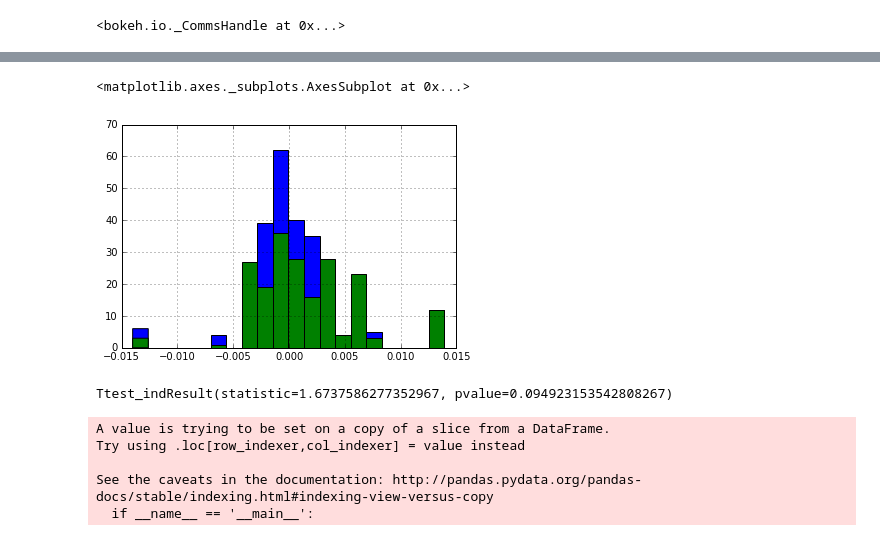
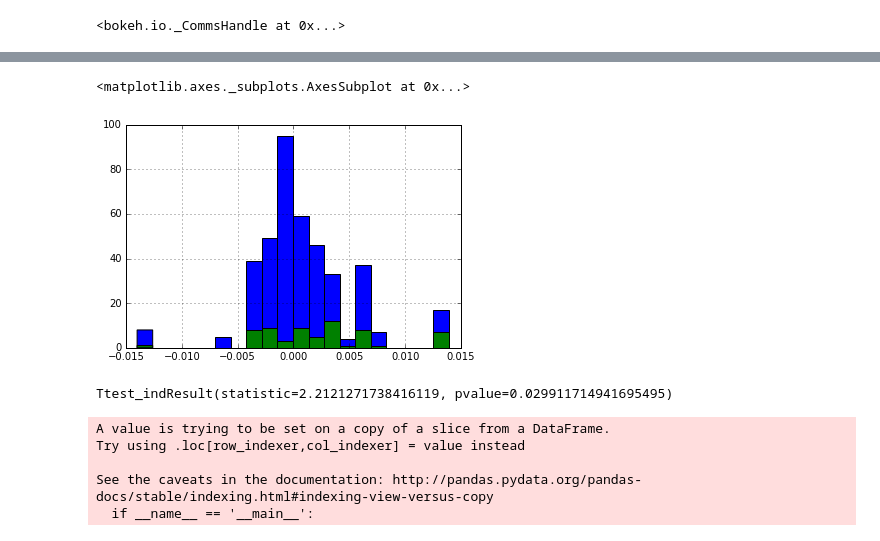
Before and after one commit to rykard95/wh_stocks, a Jupyter notebook: Final Notebook.ipynb, the cells around one changed output, grey strips where cells are left out. Cells and saved outputs as stored; diff of their text form; code cells hidden in the pictures.

Commit message:
Changed topic modeling

```diff
--- a/Final Notebook.ipynb
+++ b/Final Notebook.ipynb
@@ -156,11 +156,9 @@ topic_df = pd.DataFrame(X.todense(), columns=topicVect.get_feature_names())
 new_df = pd.concat([df_w_topics, topic_df], axis=1)
 # %%
 new_df['topic'] = np.argmax(new_df[[0,1,2,3]].as_matrix(), axis=1)
-# %%
-new_df = new_df.iloc[:,4:]
-new_df['topic_label'] = new_df['topic'].apply(lambda label: 1 if label == 1 else 0)
 # %%
-clean_df = new_df[['Date', 'Title', 'Body', 'Mean Proportion'] + topicVect.get_feature_names() + ['topic_label']]
+new_df = new_df.iloc[:,4:]
+clean_df = new_df[['Date', 'Title', 'Body', 'Mean Proportion'] + topicVect.get_feature_names() + ['topic']]
 clean_df
 # %% [output]
 |  | Date | Title | Body | Mean Proportion | act | action | actions | administration | agencies | ... |
@@ -225,20 +237,20 @@ rf.score(X_test, y_test)
 # %%
 %matplotlib inline
 import matplotlib.pyplot as plt
 from scipy.stats import ttest_ind
 
 plt.figure()
-t1_mp = clean_df[clean_df['topic_label'] == 1]['Mean Proportion']
-t0_mp = clean_df[clean_df['topic_label'] == 0]['Mean Proportion']
+t0_mp = clean_df[clean_df['topic'] == 0]['Mean Proportion']
+t1_mp = clean_df[clean_df['topic'] > 0]['Mean Proportion']
 t1_mp.hist(bins=20)
 t0_mp.hist(bins=20)
 # %% [output]
 <matplotlib.axes._subplots.AxesSubplot at 0x...>
-[figure, old version]
+[figure, new version]
 # %%
 ttest_ind(t0_mp, t1_mp, equal_var=False)
 # %% [output]
-Ttest_indResult(statistic=1.6737586277352967, pvalue=0.094923153542808267)
+Ttest_indResult(statistic=2.2121271738416119, pvalue=0.029911714941695495)
 # %%
 clean_df['movement_label'] = (clean_df['Mean Proportion'] > 0).apply(int)
 # %% [output]
```
Also changed, not shown: parts of 8 cells of this notebook.
